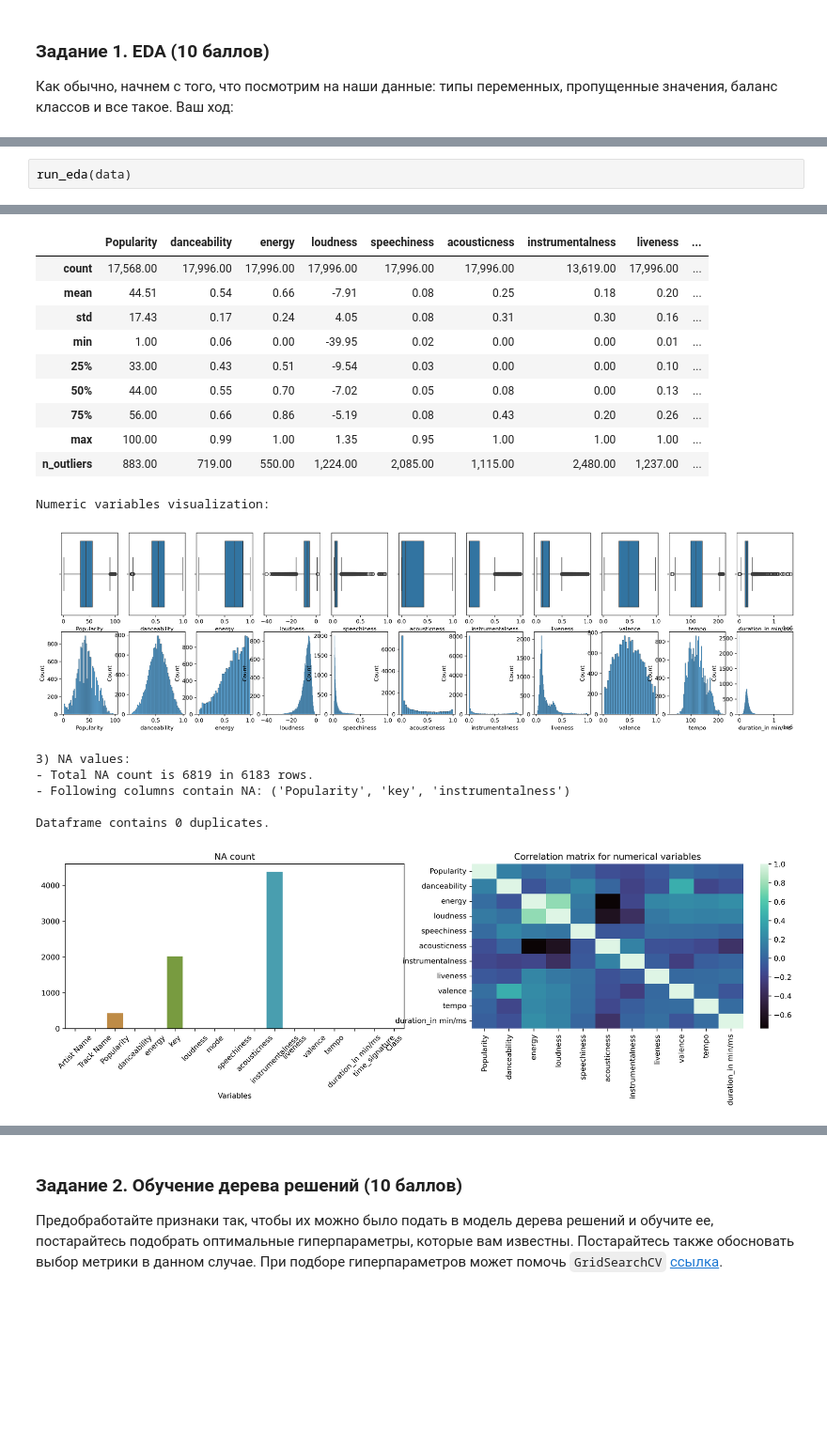
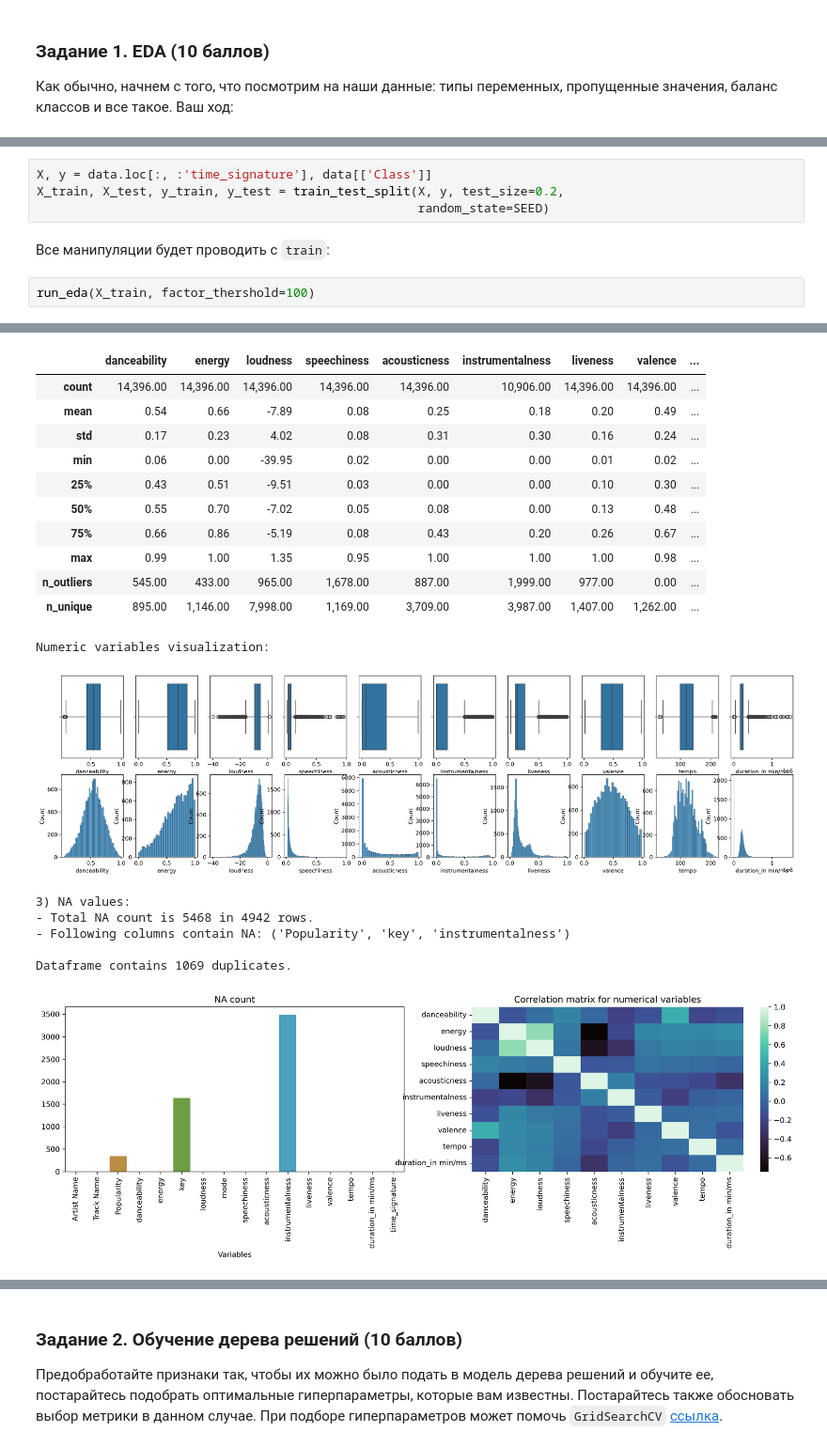
Before and after one commit to angrygeese/BI_ML_2024, a Jupyter notebook: HW4_dt/code/dt_lecture_practice.ipynb, the cells around one changed output, grey strips where cells are left out. Shown: that part at 94% size. Drawn from its saved outputs; the diff is of its cells as text; blank space fills up the shorter version.

```diff
--- a/HW4_dt/code/dt_lecture_practice.ipynb
+++ b/HW4_dt/code/dt_lecture_practice.ipynb
@@ -38,5 +62,11 @@ data.head()
+# %%
+X, y = data.loc[:, :'time_signature'], data[['Class']]
+X_train, X_test, y_train, y_test = train_test_split(X, y, test_size=0.2,
+                                                    random_state=SEED)
+# %% [markdown]
+Все манипуляции будет проводить с `train`:
 # %%
-run_eda(data)
+run_eda(X_train, factor_thershold=100)
 # %% [output]
 Hi there, fellow researcher.
 
@@ -56,20 +86,21 @@ For variable "key:
 
 2) Basic statistics for numeric variables.
-|  | Popularity | danceability | energy | loudness | speechiness | acousticness | instrumentalness | liveness | ... |
-| count | 17,568.00 | 17,996.00 | 17,996.00 | 17,996.00 | 17,996.00 | 17,996.00 | 13,619.00 | 17,996.00 | ... |
-| mean | 44.51 | 0.54 | 0.66 | -7.91 | 0.08 | 0.25 | 0.18 | 0.20 | ... |
-| std | 17.43 | 0.17 | 0.24 | 4.05 | 0.08 | 0.31 | 0.30 | 0.16 | ... |
-| min | 1.00 | 0.06 | 0.00 | -39.95 | 0.02 | 0.00 | 0.00 | 0.01 | ... |
-| 25% | 33.00 | 0.43 | 0.51 | -9.54 | 0.03 | 0.00 | 0.00 | 0.10 | ... |
-| 50% | 44.00 | 0.55 | 0.70 | -7.02 | 0.05 | 0.08 | 0.00 | 0.13 | ... |
-| 75% | 56.00 | 0.66 | 0.86 | -5.19 | 0.08 | 0.43 | 0.20 | 0.26 | ... |
-| max | 100.00 | 0.99 | 1.00 | 1.35 | 0.95 | 1.00 | 1.00 | 1.00 | ... |
-| n_outliers | 883.00 | 719.00 | 550.00 | 1,224.00 | 2,085.00 | 1,115.00 | 2,480.00 | 1,237.00 | ... |
+|  | danceability | energy | loudness | speechiness | acousticness | instrumentalness | liveness | valence | ... |
+| count | 14,396.00 | 14,396.00 | 14,396.00 | 14,396.00 | 14,396.00 | 10,906.00 | 14,396.00 | 14,396.00 | ... |
+| mean | 0.54 | 0.66 | -7.89 | 0.08 | 0.25 | 0.18 | 0.20 | 0.49 | ... |
+| std | 0.17 | 0.23 | 4.02 | 0.08 | 0.31 | 0.30 | 0.16 | 0.24 | ... |
+| min | 0.06 | 0.00 | -39.95 | 0.02 | 0.00 | 0.00 | 0.01 | 0.02 | ... |
+| 25% | 0.43 | 0.51 | -9.51 | 0.03 | 0.00 | 0.00 | 0.10 | 0.30 | ... |
+| 50% | 0.55 | 0.70 | -7.02 | 0.05 | 0.08 | 0.00 | 0.13 | 0.48 | ... |
+| 75% | 0.66 | 0.86 | -5.19 | 0.08 | 0.43 | 0.20 | 0.26 | 0.67 | ... |
+| max | 0.99 | 1.00 | 1.35 | 0.95 | 1.00 | 1.00 | 1.00 | 0.98 | ... |
+| n_outliers | 545.00 | 433.00 | 965.00 | 1,678.00 | 887.00 | 1,999.00 | 977.00 | 0.00 | ... |
+| n_unique | 895.00 | 1,146.00 | 7,998.00 | 1,169.00 | 3,709.00 | 3,987.00 | 1,407.00 | 1,262.00 | ... |
 Numeric variables visualization:
-[figure, old version]
+[figure, new version]
 3) NA values:
-- Total NA count is 6819 in 6183 rows.
+- Total NA count is 5468 in 4942 rows.
 - Following columns contain NA: ('Popularity', 'key', 'instrumentalness')
 
-Dataframe contains 0 duplicates.
+Dataframe contains 1069 duplicates.
-[figure, old version]
+[figure, new version]
```
Also changed, not shown: parts of 13 cells of this notebook, 2 other files.
